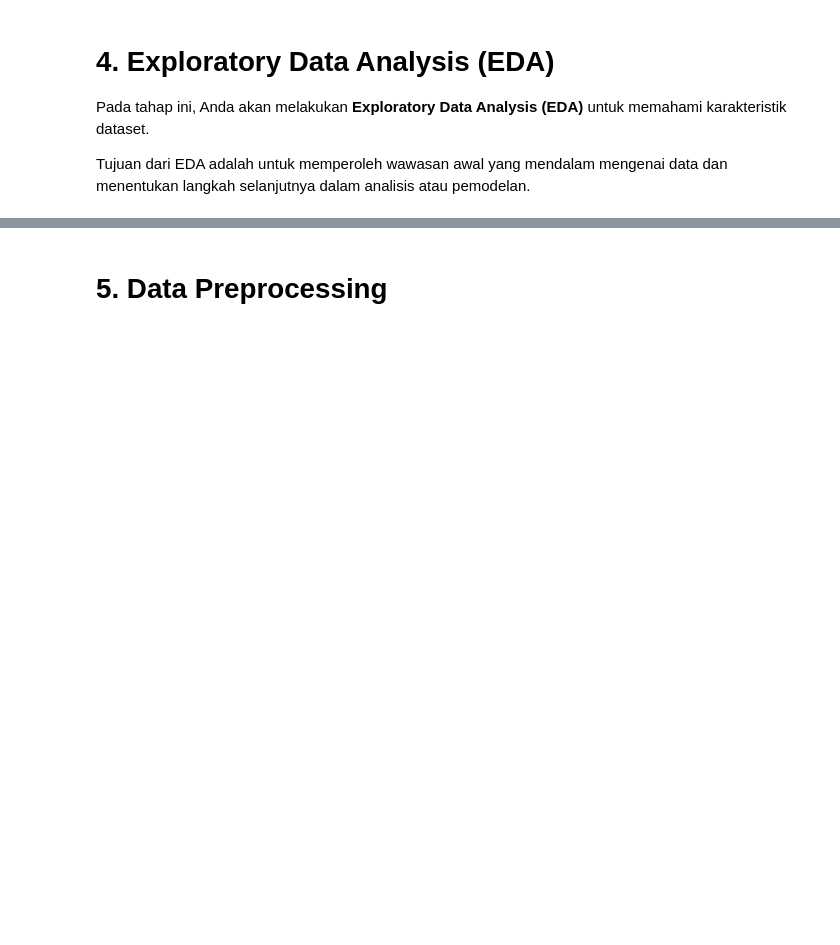
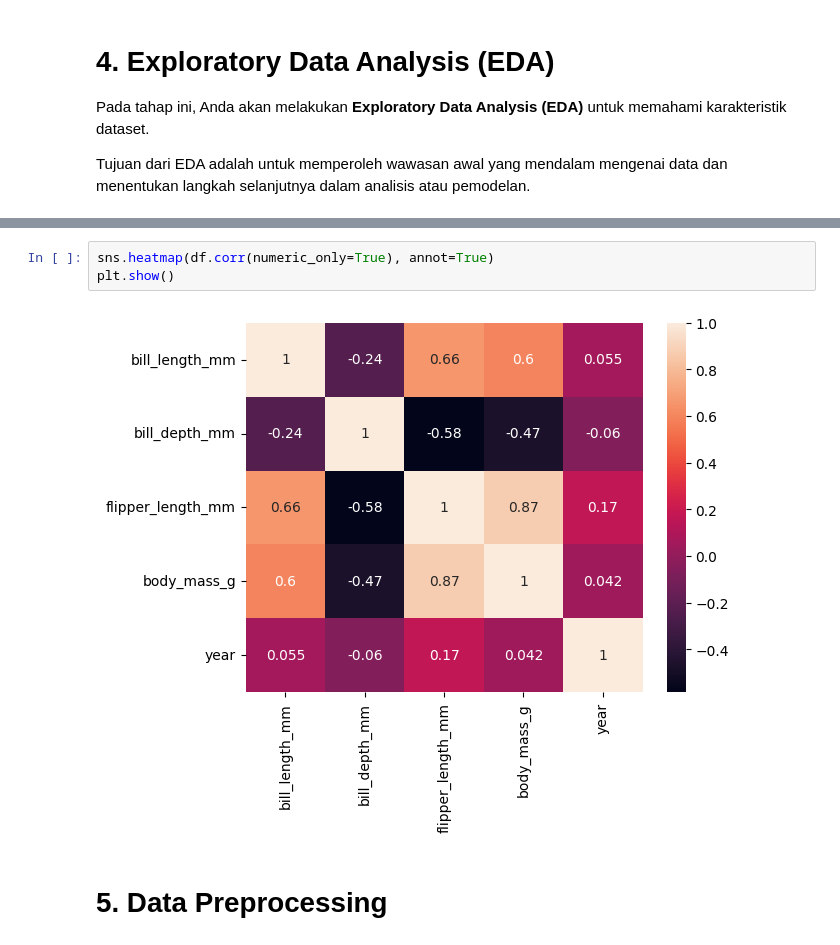
Before and after one commit to rizalrm/Eksperimen_SML_Rizal, a Jupyter notebook: preprocessing/eksperimen_Rizal.ipynb, the cells around one changed output, grey strips where cells are left out. Saved outputs shown, nothing was run; the diff lists cells and outputs as text; blank space fills up the shorter version.

```diff
--- a/preprocessing/eksperimen_Rizal.ipynb
+++ b/preprocessing/eksperimen_Rizal.ipynb
@@ -84,3 +102,8 @@ Name: count, dtype: int64
+# %%
+sns.heatmap(df.corr(numeric_only=True), annot=True)
+plt.show()
+# %% [output]
+[figure, added]
 # %% [markdown]
 # **5. Data Preprocessing**
 # %% [markdown]
```
Also changed, not shown: parts of 11 cells of this notebook, 2 other files.
